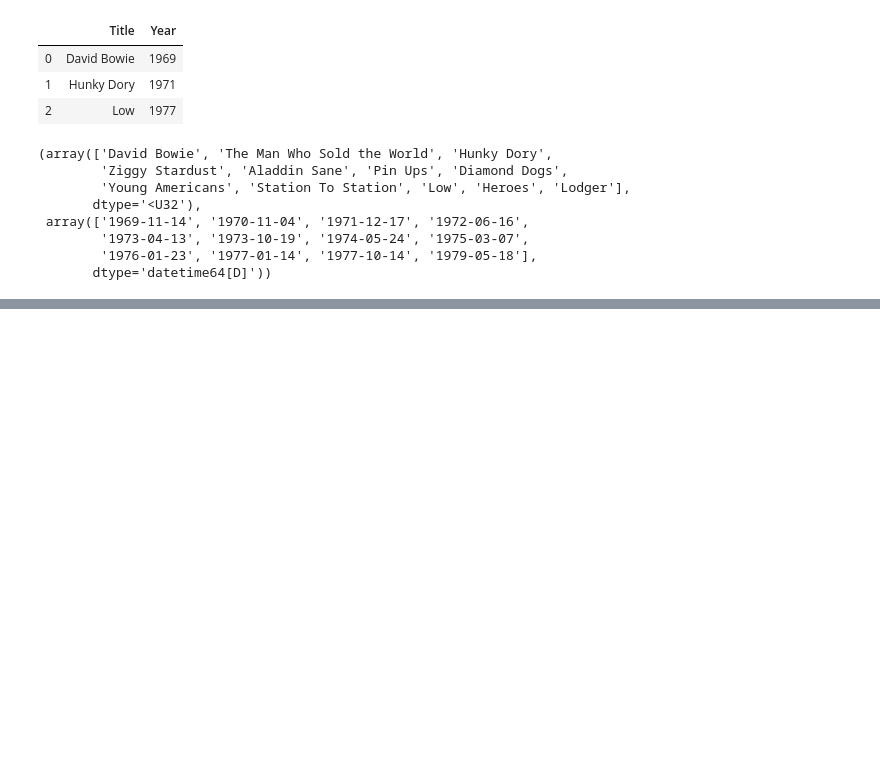
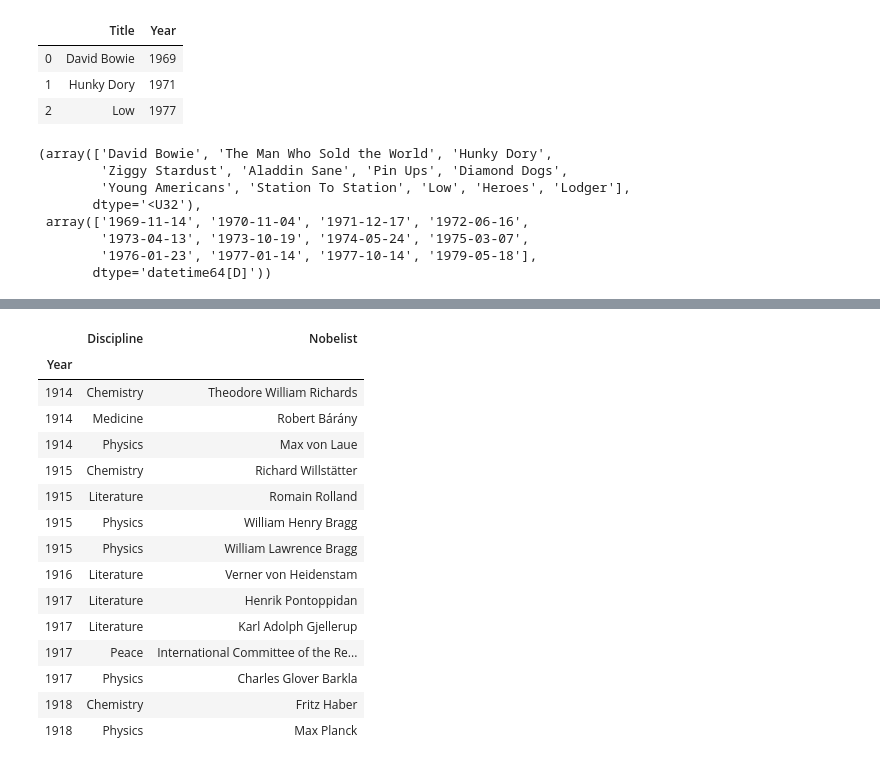
Before and after one commit to VallieTracy/GitHub-Coding-Practice, a Jupyter notebook: Python_Practice.ipynb, the cells around one changed output, grey strips where cells are left out. Saved outputs shown, nothing was run; the diff lists cells and outputs as text; code cells hidden in the pictures; blank space fills up the shorter version.

```diff
--- a/Python_Practice.ipynb
+++ b/Python_Practice.ipynb
@@ -1426,0 +1438,4 @@ disco['title'], disco['release']
+# %%
+pd.options.display.max_rows = 16
+# %%
+nobels = pd.read_csv('nobels.csv', names = ['Year', 'Discipline', 'Nobelist'])
@@ -1426,0 +1455,3 @@ disco['title'], disco['release']
+# %%
+nobels_by_year = nobels.set_index('Year')
+nobels_by_year.head()
@@ -1426,0 +1495,19 @@ disco['title'], disco['release']
+# %%
+nobels_by_year.loc[1914:1918]
+# %% [output]
+|  | Discipline | Nobelist |
+| Year |  |  |
+| 1914 | Chemistry | Theodore William Richards |
+| 1914 | Medicine | Robert Bárány |
+| 1914 | Physics | Max von Laue |
+| 1915 | Chemistry | Richard Willstätter |
+| 1915 | Literature | Romain Rolland |
+| 1915 | Physics | William Henry Bragg |
+| 1915 | Physics | William Lawrence Bragg |
+| 1916 | Literature | Verner von Heidenstam |
+| 1917 | Literature | Henrik Pontoppidan |
+| 1917 | Literature | Karl Adolph Gjellerup |
+| 1917 | Peace | International Committee of the Re... |
+| 1917 | Physics | Charles Glover Barkla |
+| 1918 | Chemistry | Fritz Haber |
+| 1918 | Physics | Max Planck |
```
Also changed, not shown: parts of 16 cells of this notebook.
